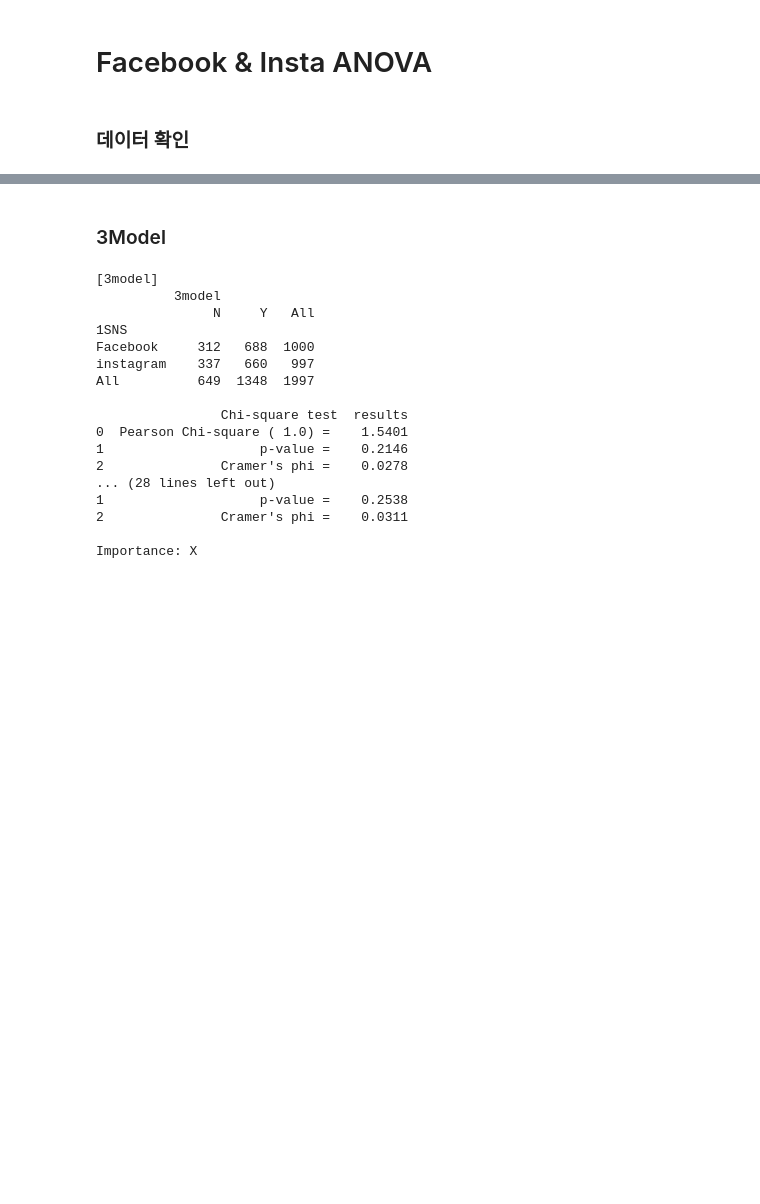
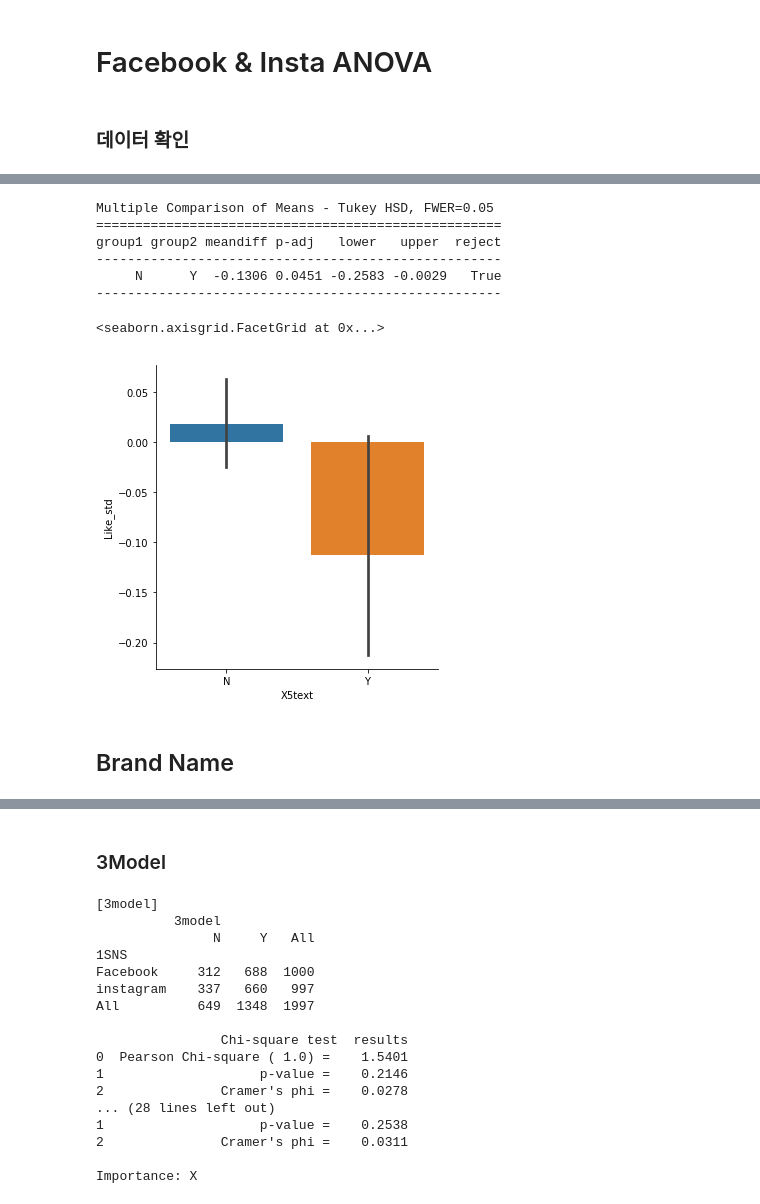
Before and after one commit to taenyun93/SNS_Content_Analysis, a Jupyter notebook: sns_2020_anova.ipynb, the cells around one changed output, grey strips where cells are left out. Drawn from its saved outputs; the diff is of its cells as text; code cells hidden in the pictures; blank space fills up the shorter version.

```diff
--- a/sns_2020_anova.ipynb
+++ b/sns_2020_anova.ipynb
@@ -68,0 +334,22 @@ result
+# %%
+dv_sns = 'X1SNS'
+
+iv = 'Like_std'
+dv = 'X5text'
+
+
+df = df_sns_clean.loc[(df_sns_clean[iv].isna() == False) & (df_sns_clean[dv_sns].isna() == False) & (df_sns_clean[dv].isna() == False),[iv,dv_sns,dv]]
+
+#SNS (DV1)
+df.loc[df[dv_sns] == 1, dv_sns] = "FB"
+df.loc[df[dv_sns] == 2, dv_sns] = "Insta"
+
+#DV2
+df.loc[df[dv]==1,dv] = 'Y'
+df.loc[df[dv]==0,dv] = 'N'
+
+
+
+anova = anova_sns(df,dv_sns,dv,iv)
+anova.fit()
+anova.result()
@@ -68,0 +362,18 @@ result
+# %%
+anova.posthoc('dv2')
+# %% [output]
+Multiple Comparison of Means - Tukey HSD, FWER=0.05
+====================================================
+group1 group2 meandiff p-adj   lower   upper  reject
+----------------------------------------------------
+     N      Y  -0.1306 0.0451 -0.2583 -0.0029   True
+----------------------------------------------------
+# %%
+df_table = anova.table()
+# %%
+sns.catplot(x = dv,y=iv,data = df_table, kind="bar")
+# %% [output]
+<seaborn.axisgrid.FacetGrid at 0x...>
+[figure, added]
+# %% [markdown]
+## Brand Name
```
Also changed, not shown: parts of 80 cells of this notebook, 8 other files.
